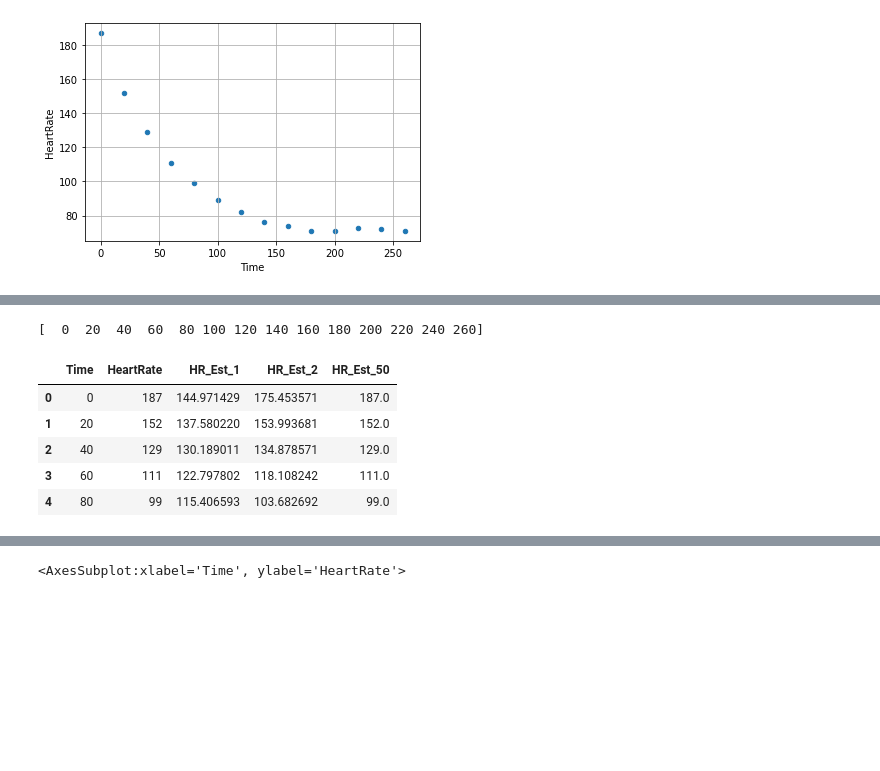
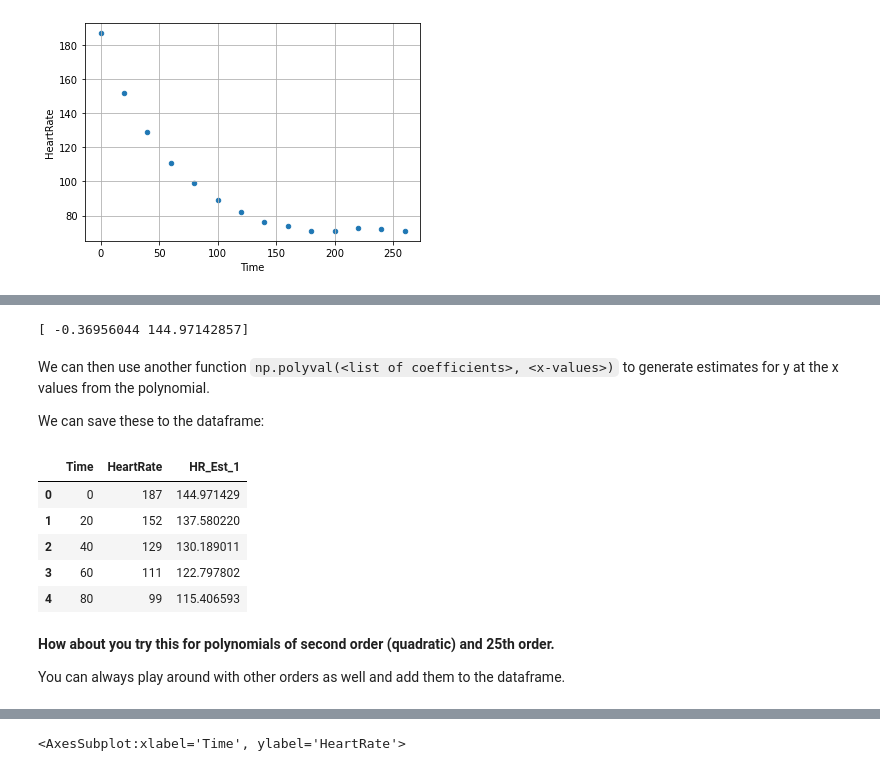
Before and after one commit to TobGerken/ISAT300, a Jupyter notebook: LectureCode/x_HeartRate.ipynb, the cells around one changed output, grey strips where cells are left out. Drawn from its saved outputs; the diff is of its cells as text; code cells hidden in the pictures; blank space fills up the shorter version.

```diff
--- a/LectureCode/x_HeartRate.ipynb
+++ b/LectureCode/x_HeartRate.ipynb
@@ -179,6 +202,20 @@ Even more important than having good data itself, is having the expertise to sel
+# %%
+# we assume that x corresponds to time and y corresponds to HeartRate
+polynomialCoefficients_1 = np.polyfit(df_HRR['Time'],df_HRR['HeartRate'],1)
+print(polynomialCoefficients_1)
+# %% [output]
+[ -0.36956044 144.97142857]
+# %% [markdown]
+We can then use another function `np.polyval(<list of coefficients>, <x-values>)` to generate estimates for y at the x values from the polynomial.
+
+We can save these to the dataframe:
 # %%
-x = df_HRR['Time'].values
-y = df_HRR['HeartRate'].values
-print(x)
+df_HRR['HR_Est_1']=np.polyval(polynomialCoefficients_1,df_HRR['Time'])
+df_HRR.head()
 # %% [output]
-[  0  20  40  60  80 100 120 140 160 180 200 220 240 260]
+|  | Time | HeartRate | HR_Est_1 |
+| 0 | 0 | 187 | 144.971429 |
+| 1 | 20 | 152 | 137.580220 |
+| 2 | 40 | 129 | 130.189011 |
+| 3 | 60 | 111 | 122.797802 |
+| 4 | 80 | 99 | 115.406593 |
@@ -193,12 +222,4 @@ polynomial_coeff_1 = np.polyfit(df['Time'],df['HeartRate'],1)
-# %%
-df['HR_Est_1']=np.polyval(polynomial_coeff_1,x)
-df['HR_Est_2']=np.polyval(polynomial_coeff_2,x)
-df['HR_Est_50']=np.polyval(polynomial_coeff_50,x)
-df.head()
-# %% [output]
-|  | Time | HeartRate | HR_Est_1 | HR_Est_2 | HR_Est_50 |
-| 0 | 0 | 187 | 144.971429 | 175.453571 | 187.0 |
-| 1 | 20 | 152 | 137.580220 | 153.993681 | 152.0 |
-| 2 | 40 | 129 | 130.189011 | 134.878571 | 129.0 |
-| 3 | 60 | 111 | 122.797802 | 118.108242 | 111.0 |
-| 4 | 80 | 99 | 115.406593 | 103.682692 | 99.0 |
+# %% [markdown]
+**How about you try this for polynomials of second order (quadratic) and 25th order.**
+
+You can always play around with other orders as well and add them to the dataframe.
```
Also changed, not shown: parts of 45 cells of this notebook.
